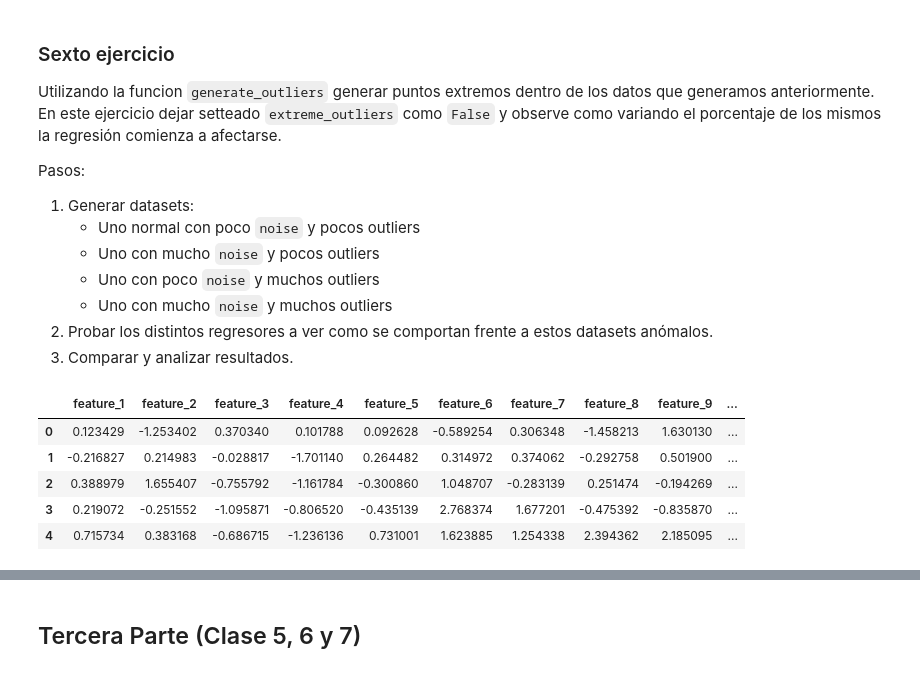
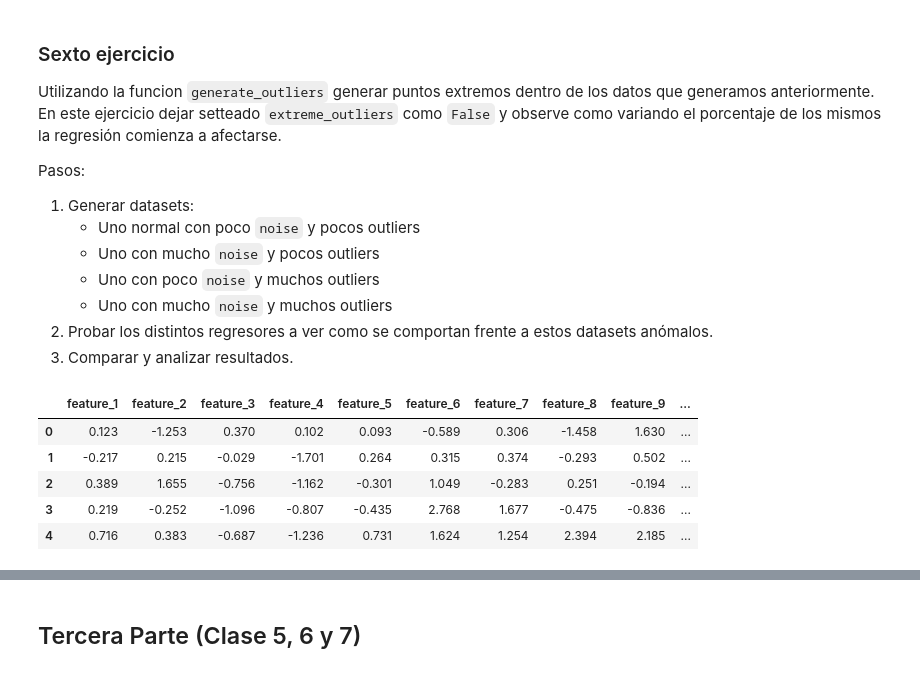
Before and after one commit to raczki/intro_ia, a Jupyter notebook: tp_integrador.ipynb, the cells around one changed output, grey strips where cells are left out. Cells and saved outputs as stored; diff of their text form; code cells hidden in the pictures.

```diff
--- a/tp_integrador.ipynb
+++ b/tp_integrador.ipynb
@@ -202,36 +313,3 @@ Pasos:
     - Uno con mucho `noise` y muchos outliers
 2. Probar los distintos regresores a ver como se comportan frente a estos datasets anómalos.
 3. Comparar y analizar resultados.
-# %%
-# Creamos un dataset de prueba
-## Utilicen mas `n_features` > 1 y n_informative mas o menos la mitad de n_features
-X, y = make_regression(n_samples = 1000,
-                       n_features = 10,
-                       noise = 100,
-                       n_informative = 5,
-                       random_state = 42)
-
-new_data = np.append(X,y.reshape(-1,1),axis=1)
-
-df = pd.DataFrame(new_data)
-
-new_col = []
-i = 0
-for col in df.columns:
-    if i ==  len(df.columns) - 1:
-        new_col.append("target")
-    else :
-        new_col.append("feature_" + str(i+1))
-
-    i += 1
-
-df.columns = new_col
-
-df.head()
-# %% [output]
-|  | feature_1 | feature_2 | feature_3 | feature_4 | feature_5 | feature_6 | feature_7 | feature_8 | feature_9 | ... |
-| 0 | 0.123429 | -1.253402 | 0.370340 | 0.101788 | 0.092628 | -0.589254 | 0.306348 | -1.458213 | 1.630130 | ... |
-| 1 | -0.216827 | 0.214983 | -0.028817 | -1.701140 | 0.264482 | 0.314972 | 0.374062 | -0.292758 | 0.501900 | ... |
-| 2 | 0.388979 | 1.655407 | -0.755792 | -1.161784 | -0.300860 | 1.048707 | -0.283139 | 0.251474 | -0.194269 | ... |
-| 3 | 0.219072 | -0.251552 | -1.095871 | -0.806520 | -0.435139 | 2.768374 | 1.677201 | -0.475392 | -0.835870 | ... |
-| 4 | 0.715734 | 0.383168 | -0.686715 | -1.236136 | 0.731001 | 1.623885 | 1.254338 | 2.394362 | 2.185095 | ... |
@@ -239,0 +316,33 @@ from sklearn.linear_model import LinearRegression, HuberRegressor, ElasticNetCV
+# %%
+# Paso 1: Generar datasets
+
+# Datos con poco noise y pocos outliers
+X1, y1 = make_regression(n_samples=1000, n_features=10, noise=20, n_informative=5, random_state=42)
+df1 = pd.DataFrame(X1, columns=[f'feature_{i+1}' for i in range(X1.shape[1])])
+df1['target'] = y1
+
+# Datos con mucho noise y pocos outliers
+X2, y2 = make_regression(n_samples=1000, n_features=10, noise=100, n_informative=5, random_state=42)
+df2 = pd.DataFrame(X2, columns=[f'feature_{i+1}' for i in range(X2.shape[1])])
+df2['target'] = y2
+
+# Datos con poco noise y muchos outliers
+X3, y3 = make_regression(n_samples=1000, n_features=10, noise=20, n_informative=5, random_state=42)
+df3 = pd.DataFrame(X3, columns=[f'feature_{i+1}' for i in range(X3.shape[1])])
+df3['target'] = y3
+df3 = generate_outliers(df3, ['feature_1'], percentage=0.25, extreme_outlier=False, two_tailed=True)
+
+# Datos con mucho noise y muchos outliers
+X4, y4 = make_regression(n_samples=1000, n_features=10, noise=100, n_informative=5, random_state=42)
+df4 = pd.DataFrame(X4, columns=[f'feature_{i+1}' for i in range(X4.shape[1])])
+df4['target'] = y4
+df4 = generate_outliers(df4, ['feature_1'], percentage=0.25, extreme_outlier=False, two_tailed=True)
+
+df4.head()
+# %% [output]
+|  | feature_1 | feature_2 | feature_3 | feature_4 | feature_5 | feature_6 | feature_7 | feature_8 | feature_9 | ... |
+| 0 | 0.123 | -1.253 | 0.370 | 0.102 | 0.093 | -0.589 | 0.306 | -1.458 | 1.630 | ... |
+| 1 | -0.217 | 0.215 | -0.029 | -1.701 | 0.264 | 0.315 | 0.374 | -0.293 | 0.502 | ... |
+| 2 | 0.389 | 1.655 | -0.756 | -1.162 | -0.301 | 1.049 | -0.283 | 0.251 | -0.194 | ... |
+| 3 | 0.219 | -0.252 | -1.096 | -0.807 | -0.435 | 2.768 | 1.677 | -0.475 | -0.836 | ... |
+| 4 | 0.716 | 0.383 | -0.687 | -1.236 | 0.731 | 1.624 | 1.254 | 2.394 | 2.185 | ... |
```
Also changed, not shown: parts of 11 cells of this notebook, 3 other files.
